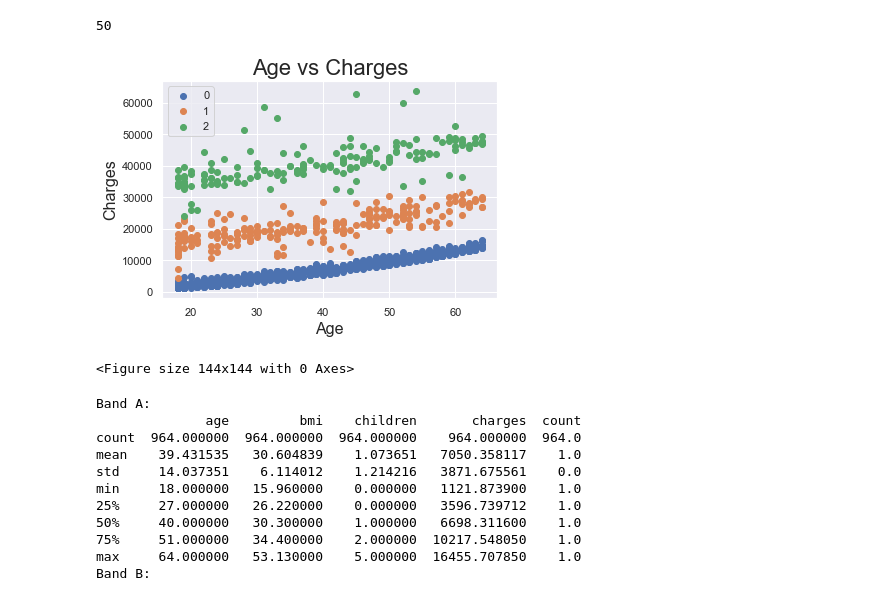
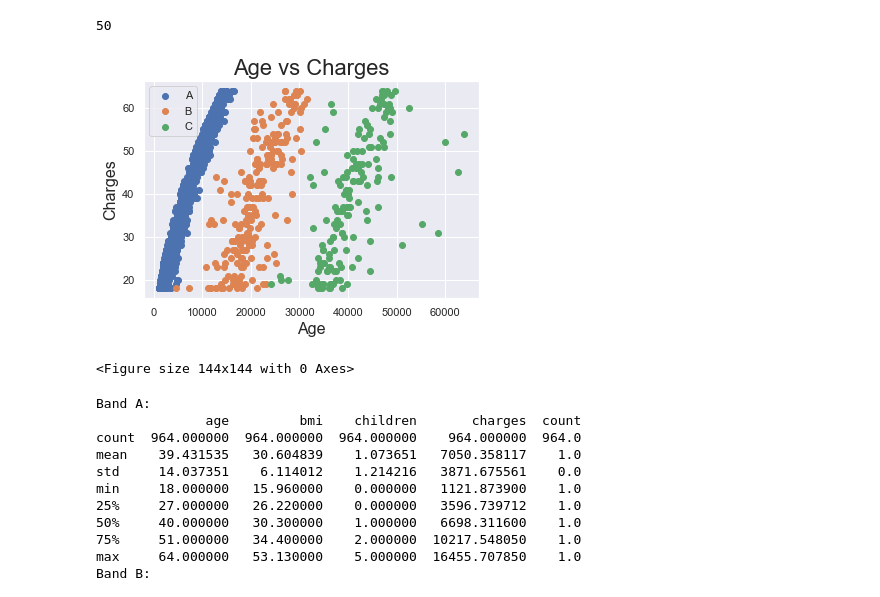
Before and after one commit to mchaudry1/IUBDC, a Jupyter notebook: HealthInsuranceAnalysis.ipynb, the cells around one changed output. Saved outputs shown, nothing was run; the diff lists cells and outputs as text; code cells hidden in the pictures.

```diff
--- a/HealthInsuranceAnalysis.ipynb
+++ b/HealthInsuranceAnalysis.ipynb
@@ -5,6 +5,7 @@ import matplotlib.pyplot as plt
 import seaborn as sns
 
 %matplotlib inline
+sns.set()
 sns.set_theme(style="darkgrid")
 # %%
 df = pd.read_csv("insurance.csv")
@@ -243,28 +248,33 @@ print(int(i))
 # %%
 from sklearn.mixture import GaussianMixture
 
 
 age_charges = df[['age', 'charges']] #Looks to be performing much better without normalising??
 
 gmm = GaussianMixture(n_components = 3,random_state=1)
 gmm.fit(age_charges)
 
 #predictions from gmm
 labels = gmm.predict(age_charges)
 frame = pd.DataFrame(age_charges)
 frame['cluster'] = labels
 frame.columns = ['age', 'charges', 'cluster']
 
+#Mapping the groups to bandds A B and C
+mapping = {0:"A",1:"B",2:"C"}
+bands=[mapping[k] for k in labels]
+bandlist=["A","B","C"]
+
 for k in range(0,3):
     age_charges = frame[frame["cluster"]==k]
-    plt.scatter(age_charges["age"],age_charges["charges"],label=str(k))
+    plt.scatter(age_charges["charges"],age_charges["age"],label=bandlist[k])
 plt.legend()
 plt.title('Age vs Charges', fontdict={'fontsize':22})
 plt.xlabel('Age', fontsize=16)
 plt.ylabel('Charges', fontsize=16)
 plt.figure(figsize=(2, 2))
 
 plt.show()
 # %% [output]
-[figure, old version]
+[figure, new version]
 <Figure size 144x144 with 0 Axes>
```
Also changed, not shown: parts of 36 cells of this notebook.
